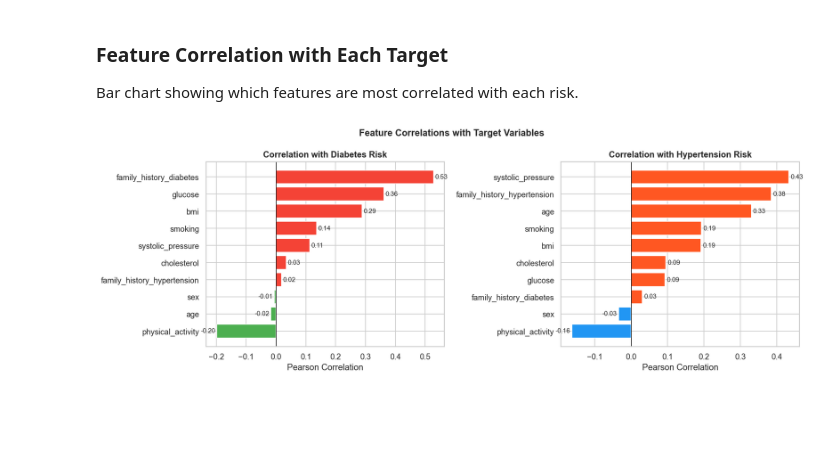
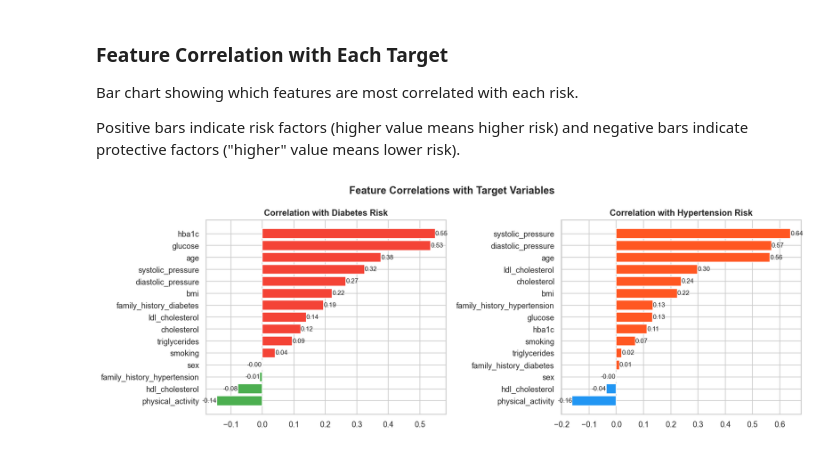
Before and after one commit to RodriguesS2/Project2-IA, a Jupyter notebook: eda_proj.ipynb, the cells around one changed output. Drawn from its saved outputs; the diff is of its cells as text; code cells hidden in the pictures; blank space fills up the shorter version.

```diff
--- a/eda_proj.ipynb
+++ b/eda_proj.ipynb
@@ -107,7 +126,7 @@ Frequency counts for categorical features.
 # %%
 cat_cols = ['sex', 'smoking', 'physical_activity', 'family_history_diabetes', 'family_history_hypertension']
-cat_labels = ['Sex (0=F, 1=M)', 'Smoking (0=No, 1=Yes)', 'Physical Activity (0=None, 1=Moderate, 2=Intense)',
-              'Family History: Diabetes', 'Family History: Hypertension']
+cat_labels = ['Sex (0=F, 1=M)', 'Smoking (0=No, 1=Yes)', 'Physical Activity (0-7 days week)',
+              'Family History Diabetes (0=No, 1=Yes)', 'Family History Hypertension (0=No, 1=Yes)']
 
 fig, axes = plt.subplots(2, 3, figsize=(15, 8))
 axes = axes.flatten()
@@ -197,14 +222,16 @@ Comparing feature distributions between patients with and without risk.
 # %%
-fig, axes = plt.subplots(1, 5, figsize=(18, 5))
+fig, axes = plt.subplots(2, 5, figsize=(20, 10))
+axes = axes.flatten()
+
 for ax, col, label in zip(axes, numeric_cols, numeric_labels):
     seaborn.boxplot(data=df, x='diabetes_risk', y=col, ax=ax,
                 hue='diabetes_risk', palette=['#4CAF50', '#F44336'], legend=False)
+
     ax.set_title(label, fontweight='bold')
-    ax.set_xlabel('')
     ax.set_xticks([0, 1])
     ax.set_xticklabels(['No Risk', 'At Risk'])
 
-fig.suptitle('Numeric Features vs Diabetes Risk', fontsize=13, fontweight='bold')
+fig.suptitle('Diabetes Risk', fontweight='bold')
 plt.tight_layout()
 plt.show()
 # %% [output]
@@ -212,14 +243,16 @@ plt.show()
 # %%
-fig, axes = plt.subplots(1, 5, figsize=(18, 5))
+fig, axes = plt.subplots(2, 5, figsize=(20, 10))
+axes = axes.flatten()
+
 for ax, col, label in zip(axes, numeric_cols, numeric_labels):
     seaborn.boxplot(data=df, x='hypertension_risk', y=col, ax=ax,
                 hue='hypertension_risk', palette=['#2196F3', '#FF5722'], legend=False)
+
     ax.set_title(label, fontweight='bold')
-    ax.set_xlabel('')
     ax.set_xticks([0, 1])
     ax.set_xticklabels(['No Risk', 'At Risk'])
 
-fig.suptitle('Numeric Features vs Hypertension Risk', fontsize=13, fontweight='bold')
+fig.suptitle('Hypertension Risk', fontweight='bold')
 plt.tight_layout()
 plt.show()
 # %% [output]
@@ -227,33 +260,40 @@ plt.show()
 # %% [markdown]
 ### Feature Correlation with Each Target
+
 Bar chart showing which features are most correlated with each risk.
+
+Positive bars indicate risk factors (higher value means higher risk) and negative bars indicate protective factors ("higher" value means lower risk).
 # %%
-features = ['age', 'sex', 'bmi', 'systolic_pressure', 'glucose', 'cholesterol',
-            'smoking', 'physical_activity', 'family_history_diabetes', 'family_history_hypertension']
+features = ['age', 'sex', 'bmi', 'systolic_pressure', 'diastolic_pressure','glucose', 'hba1c',
+            'cholesterol', 'hdl_cholesterol', 'ldl_cholesterol','triglycerides', 'smoking',
+            'physical_activity','family_history_diabetes', 'family_history_hypertension']
 
-corr_diabetes = df[features + ['diabetes_risk']].corr()['diabetes_risk'][features].sort_values()
-corr_hypert   = df[features + ['hypertension_risk']].corr()['hypertension_risk'][features].sort_values()
+correlation_diabetes = df[features + ['diabetes_risk']].corr()['diabetes_risk'][features].sort_values()
+correlation_hypert = df[features + ['hypertension_risk']].corr()['hypertension_risk'][features].sort_values()
 
 fig, axes = plt.subplots(1, 2, figsize=(14, 5))
 
-for ax, corr_vals, title, color_pos, color_neg in zip(
-    axes,
-    [corr_diabetes, corr_hypert],
+for ax, correlation_vals, title, color_positive, color_negative in zip(
+    axes,[correlation_diabetes, correlation_hypert],
     ['Correlation with Diabetes Risk', 'Correlation with Hypertension Risk'],
-    ['#F44336', '#FF5722'],
-    ['#4CAF50', '#2196F3']
+    ['#F44336', '#FF5722'], ['#4CAF50', '#2196F3']
 ):
-    colors = [color_pos if v > 0 else color_neg for v in corr_vals]
-    bars = ax.barh(corr_vals.index, corr_vals.values, color=colors, edgecolor='white')
-    ax.axvline(0, color='black', linewidth=0.8)
-    ax.set_title(title, fontweight='bold', fontsize=12)
-    ax.set_xlabel('Pearson Correlation')
-    for bar, val in zip(bars, corr_vals.values):
-        ax.text(val + (0.005 if val >= 0 else -0.005), bar.get_y() + bar.get_height()/2,
-                f'{val:.2f}', va='center', ha='left' if val >= 0 else 'right', fontsize=9)
+    colors = []
+    for values in correlation_vals:
+        if values > 0:
+            colors.append(color_positive)
+        else:
+            colors.append(color_negative)
 
-fig.suptitle('Feature Correlations with Target Variables', fontsize=13, fontweight='bold')
+    bars = ax.barh(correlation_vals.index, correlation_vals.values, color=colors)
+    ax.set_title(title, fontweight='bold')
+
+    for bar, val in zip(bars, correlation_vals.values):
+        ax.text(val, bar.get_y() + bar.get_height()/2, f'{val:.2f}', va='center',
+                ha='left' if val >= 0 else 'right', fontsize=9)
+
+fig.suptitle('Feature Correlations with Target Variables', fontweight='bold')
 plt.tight_layout()
 plt.show()
 # %% [output]
-[figure, old version]
+[figure, new version]
```
Also changed, not shown: parts of 19 cells of this notebook, 2 other files.
